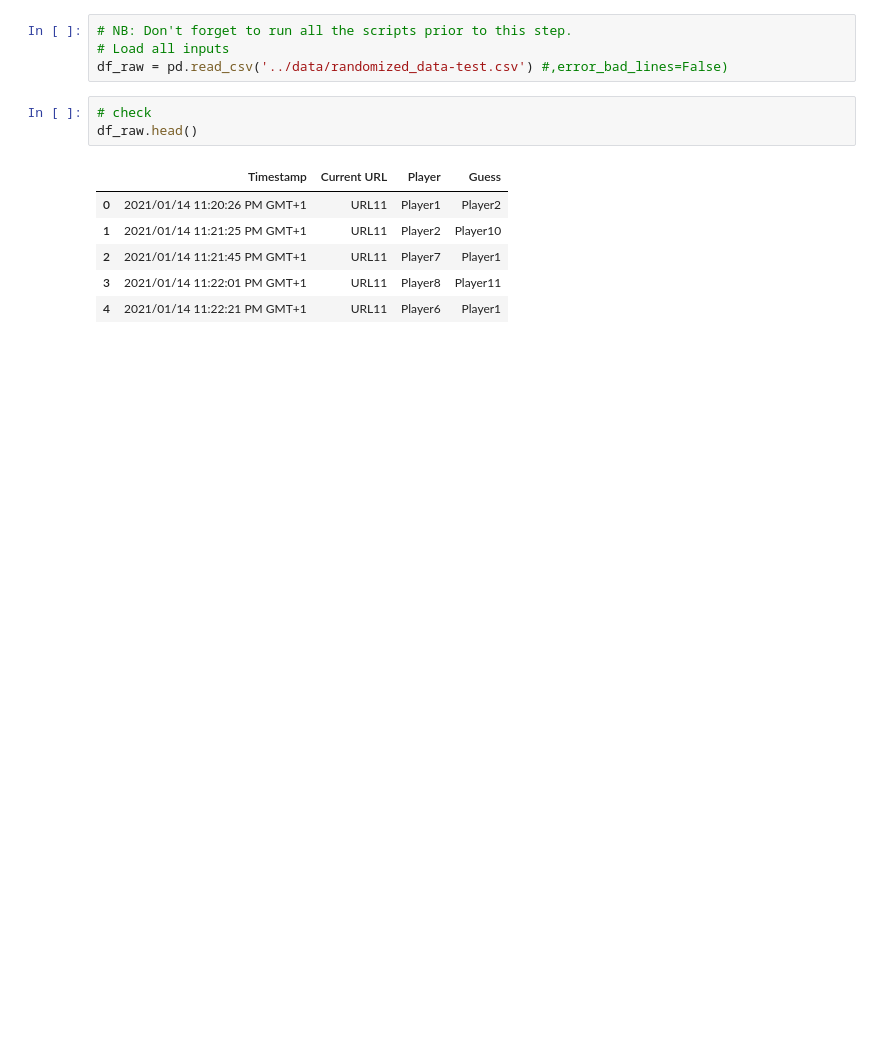
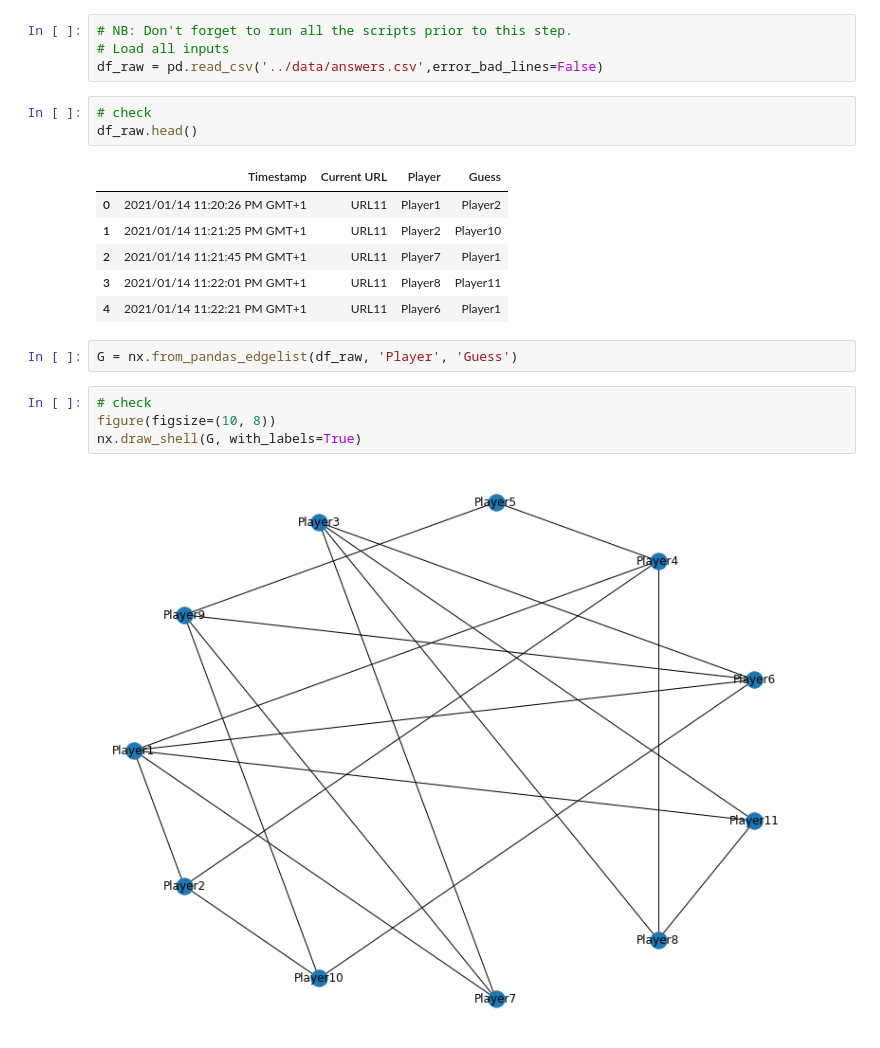
Before and after one commit to NLeSC/balconaz, a Jupyter notebook: notebooks/analysis.ipynb, the cells around one changed output. Saved outputs shown, nothing was run; the diff lists cells and outputs as text; blank space fills up the shorter version.

Commit message:
added basic graph structure

```diff
--- a/notebooks/analysis.ipynb
+++ b/notebooks/analysis.ipynb
@@ -4,7 +6,7 @@ import os
 # %%
 # NB: Don't forget to run all the scripts prior to this step.
 # Load all inputs
-df_raw = pd.read_csv('../data/randomized_data-test.csv') #,error_bad_lines=False)
+df_raw = pd.read_csv('../data/answers.csv',error_bad_lines=False)
 # %%
 # check
 df_raw.head()
@@ -15,3 +17,11 @@ df_raw.head()
 | 2 | 2021/01/14 11:21:45 PM GMT+1 | URL11 | Player7 | Player1 |
 | 3 | 2021/01/14 11:22:01 PM GMT+1 | URL11 | Player8 | Player11 |
 | 4 | 2021/01/14 11:22:21 PM GMT+1 | URL11 | Player6 | Player1 |
+# %%
+G = nx.from_pandas_edgelist(df_raw, 'Player', 'Guess')
+# %%
+# check
+figure(figsize=(10, 8))
+nx.draw_shell(G, with_labels=True)
+# %% [output]
+[figure, added]
```
Also changed, not shown: parts of 1 cell of this notebook.
